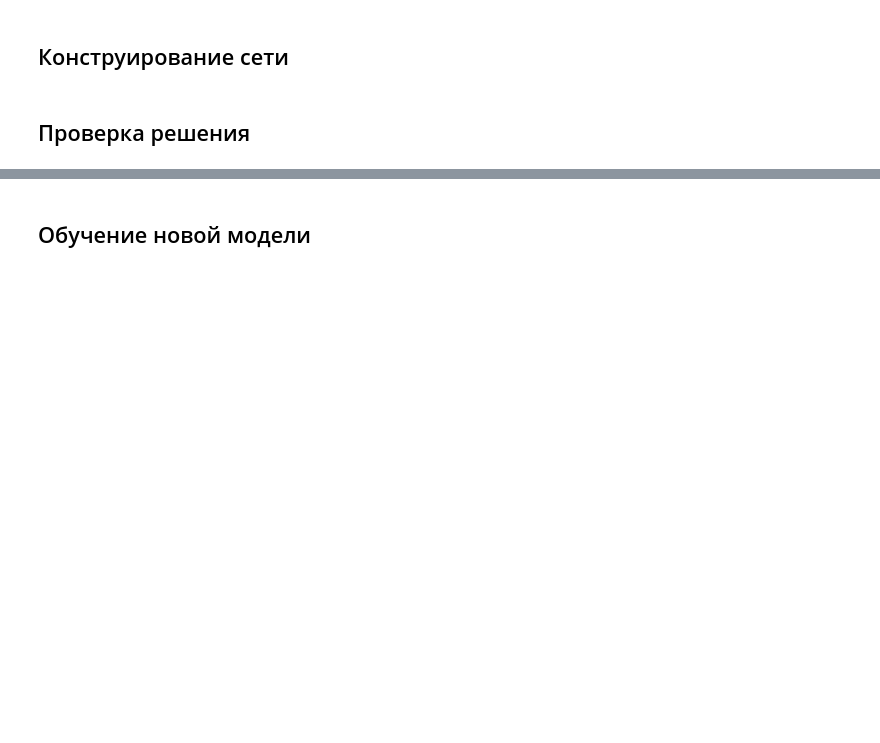
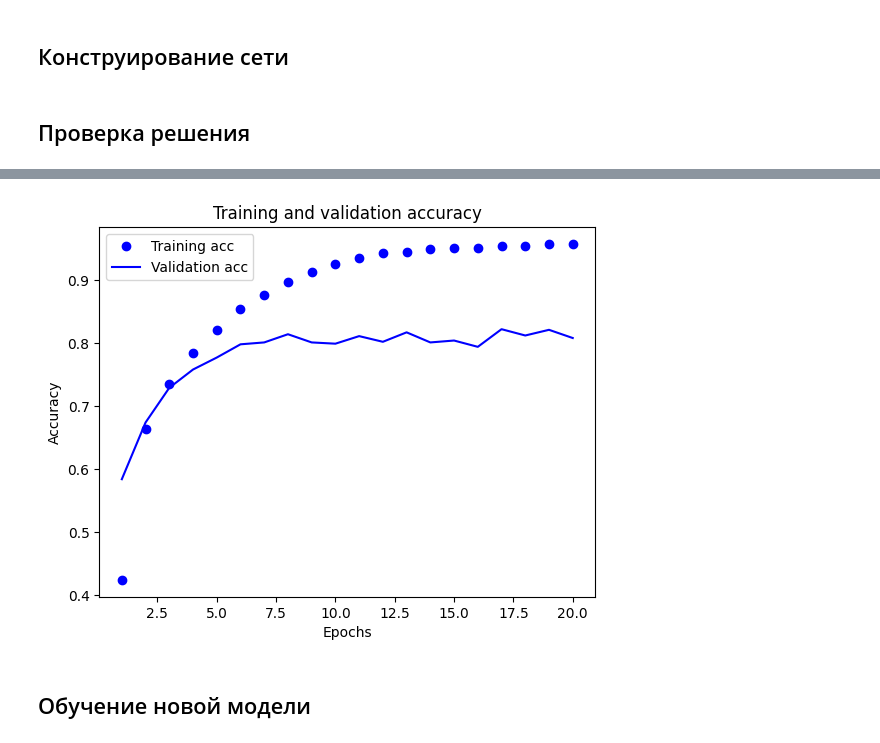
Before and after one commit to ColaChanel/Neural-Networks, a Jupyter notebook: from_book/classification_news_feed.ipynb, the cells around one changed output, grey strips where cells are left out. Cells and saved outputs as stored; diff of their text form; code cells hidden in the pictures; blank space fills up the shorter version.

```diff
--- a/from_book/classification_news_feed.ipynb
+++ b/from_book/classification_news_feed.ipynb
@@ -4,7 +4,7 @@
 ##  Загрузка данных Reuters
 # %%
 from keras.datasets import reuters
-(train_data, train_labels, test_data, test_labels) = reuters.load_data(num_words=10000)
+(train_data, train_labels), (test_data, test_labels) = reuters.load_data(num_words=10000)
 # %% [markdown]
 Декодирование новостей обратно в текст
 # %%
@@ -39,7 +42,7 @@ from keras import models, layers
 model = models.Sequential()
 model.add(layers.Dense(64, activation='relu', input_shape=(10000,)))
 model.add(layers.Dense(64, activation='relu'))
-model.add(layers.Dense(64, activation='softmax'))
+model.add(layers.Dense(46, activation='softmax'))
 model.compile(optimizer='rmsprop', loss='categorical_crossentropy',
               metrics=['accuracy'])
 # %% [markdown]
@@ -70,15 +93,17 @@ plt.show()
 # %%
 plt.clf()
-acc = history.history['acc']
-val_acc = history.history['val_acc']
+acc = history.history['accuracy']
+val_acc = history.history['val_accuracy']
 
-plt.plot(epochs, acc, 'bo', labels='Training acc')
-plt.plot(epochs, val_acc, 'b', labels='Validation acc')
+plt.plot(epochs, acc, 'bo', label='Training acc')
+plt.plot(epochs, val_acc, 'b', label='Validation acc')
 plt.title('Training and validation accuracy')
 plt.xlabel('Epochs')
 plt.ylabel('Accuracy')
 plt.legend()
 plt.show()
+# %% [output]
+[figure, added]
 # %% [markdown]
 ## Обучение новой модели
 # %%
```
Also changed, not shown: parts of 6 cells of this notebook, 2 other files.
